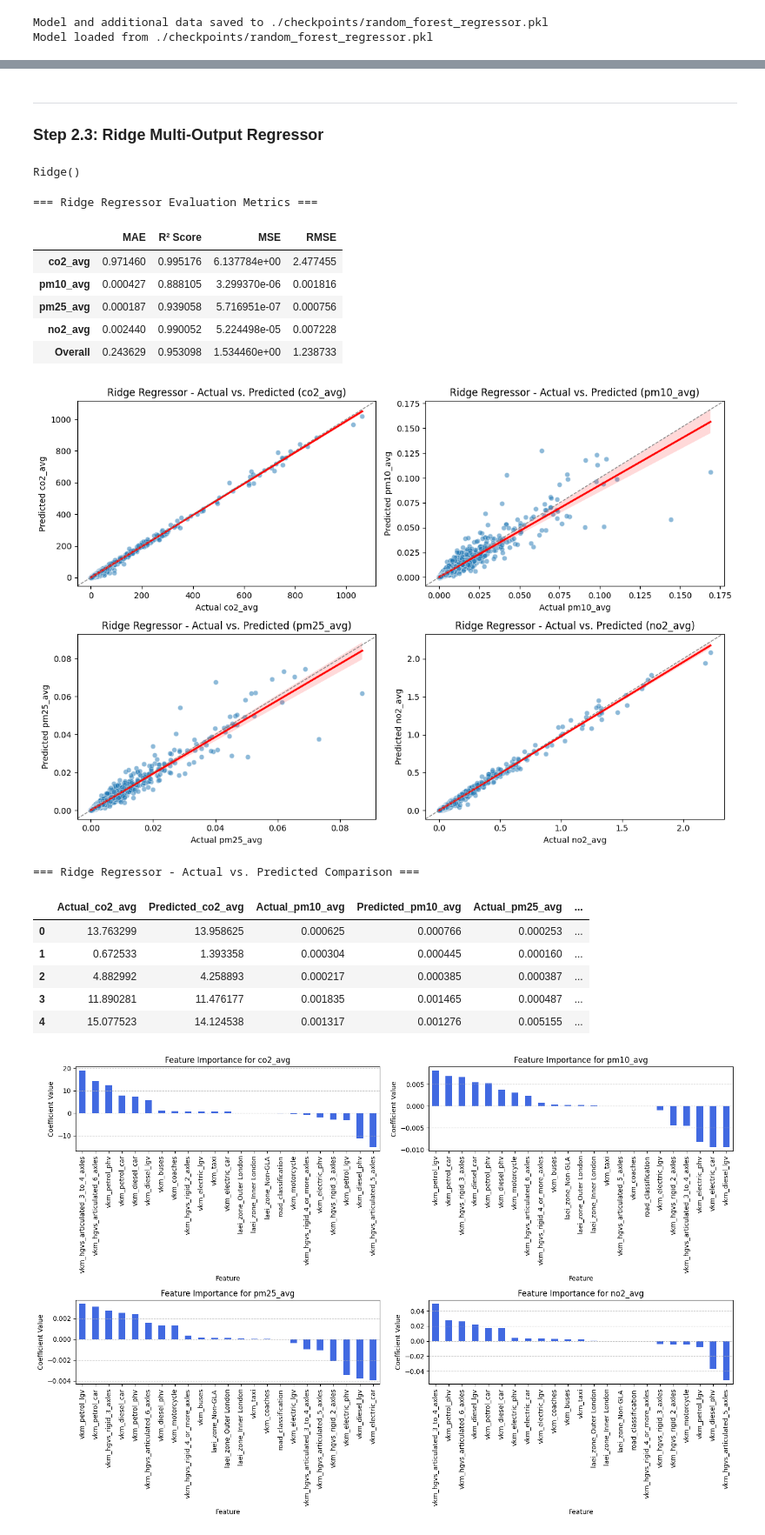
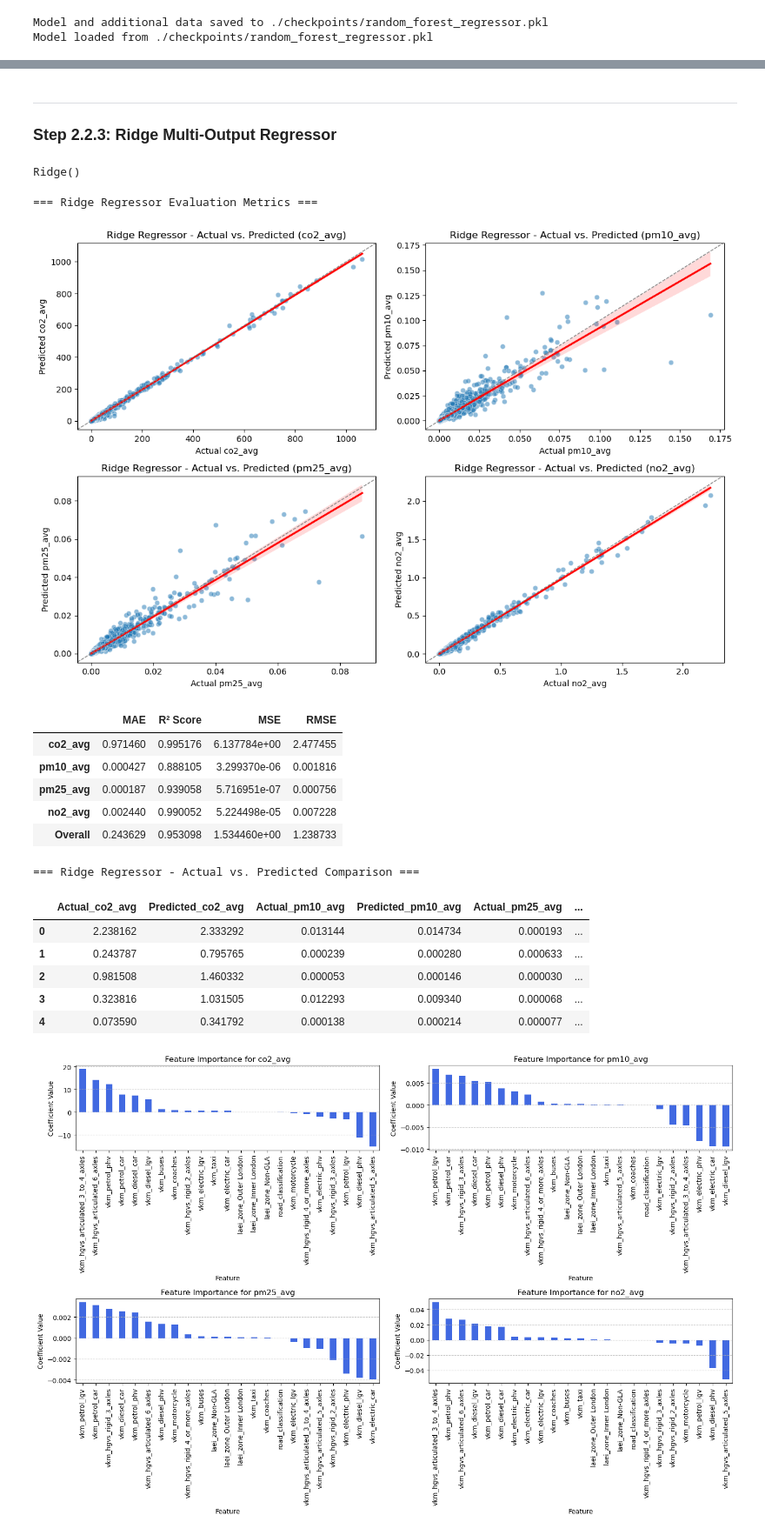
Before and after one commit to osamadev/EmissionsML, a Jupyter notebook: emissions_modeling.ipynb, the cells around one changed output, grey strips where cells are left out. Shown at 87% size. Cells and saved outputs as stored; diff of their text form; code cells hidden in the pictures.

Commit message:
Update - Comments on data modeling

```diff
--- a/emissions_modeling.ipynb
+++ b/emissions_modeling.ipynb
@@ -137,4 +306,4 @@ utils.plot_feature_importance(rf_model.estimators_, X, y)
 # %% [markdown]
 <hr style="border: 2px solid blue;">
 
-### Step 2.3: Ridge Multi-Output Regressor
+### Step 2.2.3: Ridge Multi-Output Regressor
@@ -152,26 +319,28 @@ y_pred_ridge = ridge_model.predict(X_test_scaled)
 # %%
 # Evaluate performance
 eval_matrix_ridge = utils.evaluate_regressor(y_test, y_pred_ridge, model_name='Ridge Regressor')
+eval_matrix_ridge
 # %% [output]
 === Ridge Regressor Evaluation Metrics ===
+[figure]
 |  | MAE | R² Score | MSE | RMSE |
 | co2_avg | 0.971460 | 0.995176 | 6.137784e+00 | 2.477455 |
 | pm10_avg | 0.000427 | 0.888105 | 3.299370e-06 | 0.001816 |
 | pm25_avg | 0.000187 | 0.939058 | 5.716951e-07 | 0.000756 |
 | no2_avg | 0.002440 | 0.990052 | 5.224498e-05 | 0.007228 |
 | Overall | 0.243629 | 0.953098 | 1.534460e+00 | 1.238733 |
-[figure]
 # %%
-# Evaluate performance
-eval_matrix_ridge = utils.compare_predictions(y_test, y_pred_ridge, model_name='Ridge Regressor')
+# Compare some predictions and related actual values
+ridge_predictions = utils.compare_predictions(y_test, y_pred_ridge, model_name='Ridge Regressor')
+ridge_predictions
 # %% [output]
 === Ridge Regressor - Actual vs. Predicted Comparison ===
 |  | Actual_co2_avg | Predicted_co2_avg | Actual_pm10_avg | Predicted_pm10_avg | Actual_pm25_avg | ... |
-| 0 | 13.763299 | 13.958625 | 0.000625 | 0.000766 | 0.000253 | ... |
-| 1 | 0.672533 | 1.393358 | 0.000304 | 0.000445 | 0.000160 | ... |
-| 2 | 4.882992 | 4.258893 | 0.000217 | 0.000385 | 0.000387 | ... |
-| 3 | 11.890281 | 11.476177 | 0.001835 | 0.001465 | 0.000487 | ... |
-| 4 | 15.077523 | 14.124538 | 0.001317 | 0.001276 | 0.005155 | ... |
+| 0 | 2.238162 | 2.333292 | 0.013144 | 0.014734 | 0.000193 | ... |
+| 1 | 0.243787 | 0.795765 | 0.000239 | 0.000280 | 0.000633 | ... |
+| 2 | 0.981508 | 1.460332 | 0.000053 | 0.000146 | 0.000030 | ... |
+| 3 | 0.323816 | 1.031505 | 0.012293 | 0.009340 | 0.000068 | ... |
+| 4 | 0.073590 | 0.341792 | 0.000138 | 0.000214 | 0.000077 | ... |
 # %%
 # plot feature importance for ridge model
 utils.plot_ridge_feature_importance(ridge_model, X, y.columns)
```
Also changed, not shown: parts of 49 cells of this notebook.
